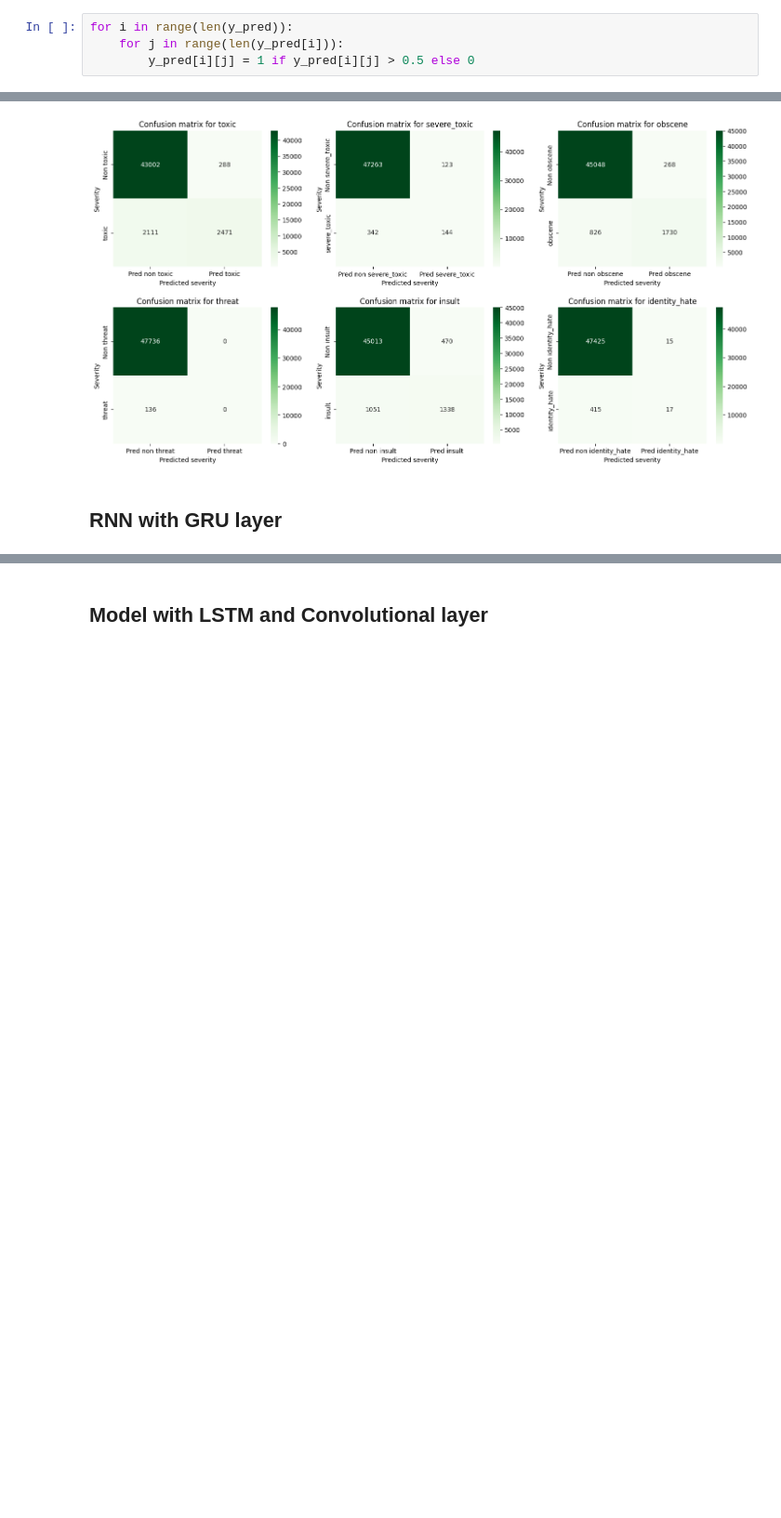
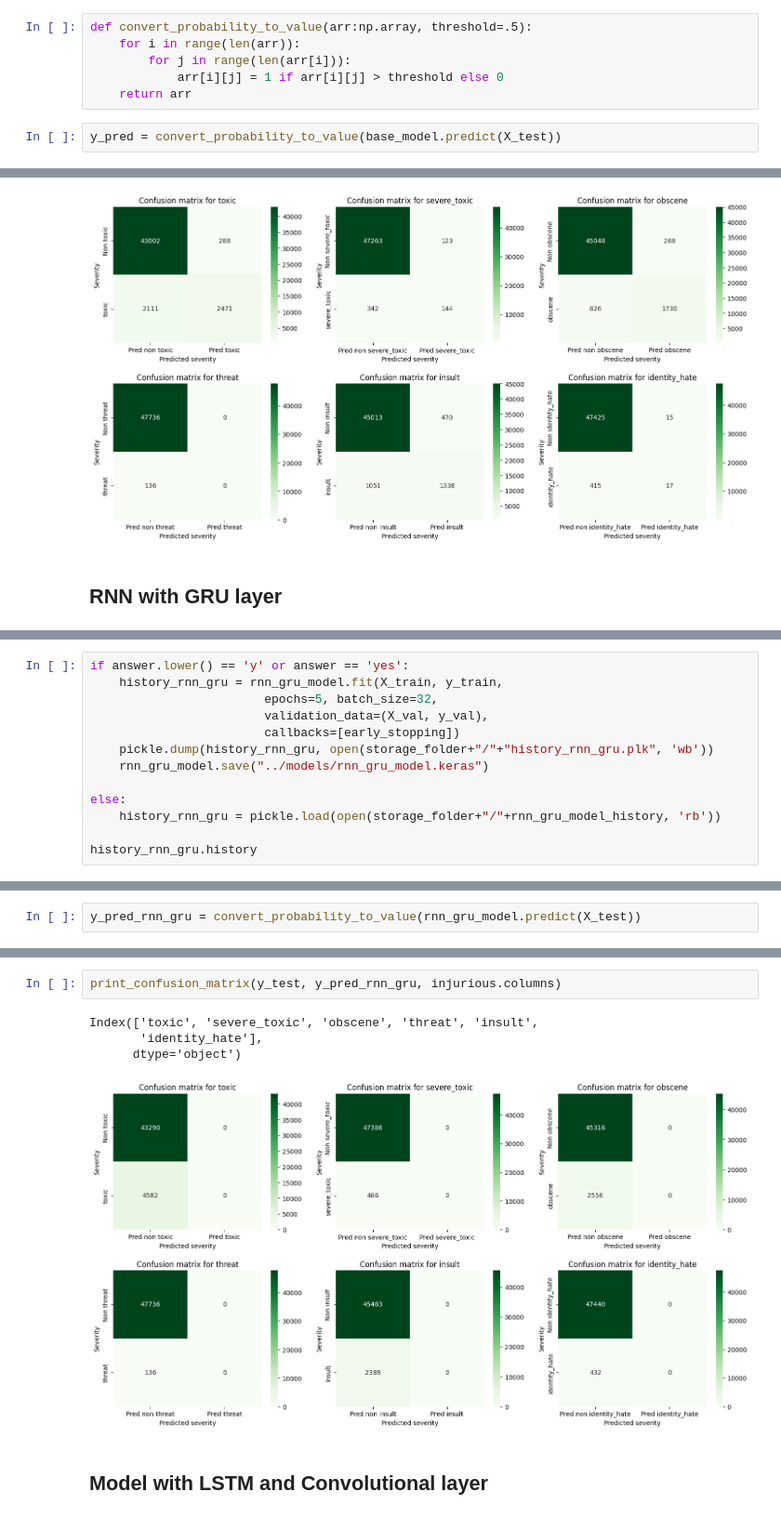
Before and after one commit to EnricoMiche1210760/toxic_comments_filter, a Jupyter notebook: src/progetto_toxic_comments_filter.ipynb, the cells around one changed output, grey strips where cells are left out. Shown at 93% size. Drawn from its saved outputs; the diff is of its cells as text; blank space fills up the shorter version.

```diff
--- a/src/progetto_toxic_comments_filter.ipynb
+++ b/src/progetto_toxic_comments_filter.ipynb
@@ -433,4 +407,8 @@ array([0.1319913 , 0.00079456, 0.3652848 , ..., 0.65346855, 0.01092749,
 # %%
-for i in range(len(y_pred)):
-    for j in range(len(y_pred[i])):
-        y_pred[i][j] = 1 if y_pred[i][j] > 0.5 else 0
+def convert_probability_to_value(arr:np.array, threshold=.5):
+    for i in range(len(arr)):
+        for j in range(len(arr[i])):
+            arr[i][j] = 1 if arr[i][j] > threshold else 0
+    return arr
+# %%
+y_pred = convert_probability_to_value(base_model.predict(X_test))
@@ -520,0 +492,13 @@ rnn_gru_model.save("../models/rnn_gru_model.keras")
+# %%
+if answer.lower() == 'y' or answer == 'yes':
+    history_rnn_gru = rnn_gru_model.fit(X_train, y_train,
+                        epochs=5, batch_size=32,
+                        validation_data=(X_val, y_val),
+                        callbacks=[early_stopping])
+    pickle.dump(history_rnn_gru, open(storage_folder+"/"+"history_rnn_gru.plk", 'wb'))
+    rnn_gru_model.save("../models/rnn_gru_model.keras")
+
+else:
+    history_rnn_gru = pickle.load(open(storage_folder+"/"+rnn_gru_model_history, 'rb'))
+
+history_rnn_gru.history
@@ -520,0 +536,2 @@ rnn_gru_model.save("../models/rnn_gru_model.keras")
+# %%
+y_pred_rnn_gru = convert_probability_to_value(rnn_gru_model.predict(X_test))
@@ -521,3 +540,10 @@ rnn_gru_model.save("../models/rnn_gru_model.keras")
+# %%
+print_confusion_matrix(y_test, y_pred_rnn_gru, injurious.columns)
+# %% [output]
+Index(['toxic', 'severe_toxic', 'obscene', 'threat', 'insult',
+       'identity_hate'],
+      dtype='object')
+[figure, added]
 # %% [markdown]
 ## Model with LSTM and Convolutional layer
 # %%
```
Also changed, not shown: parts of 11 cells of this notebook.
